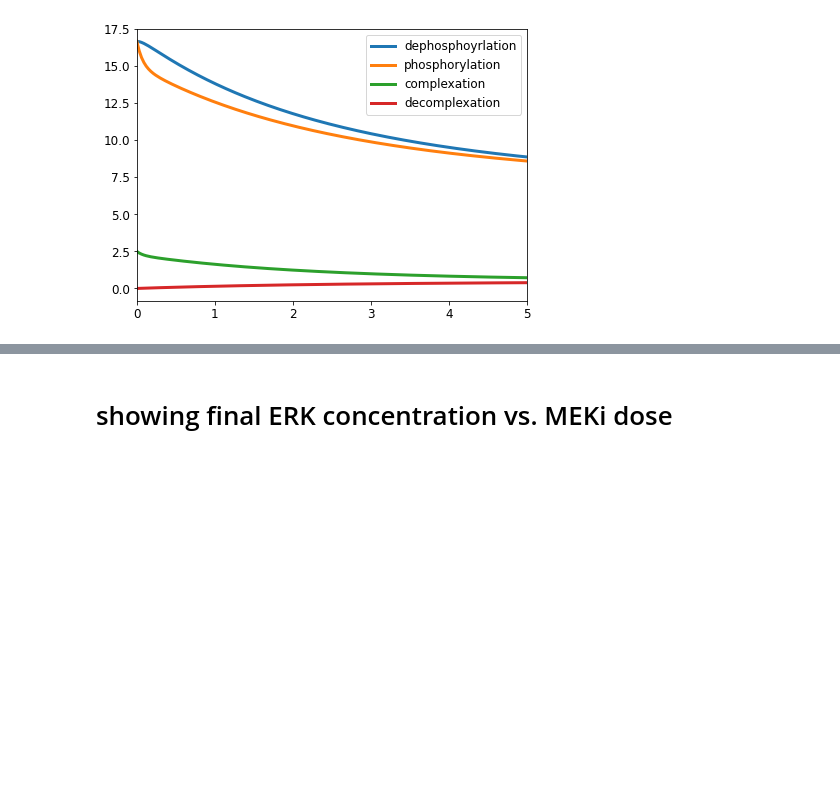
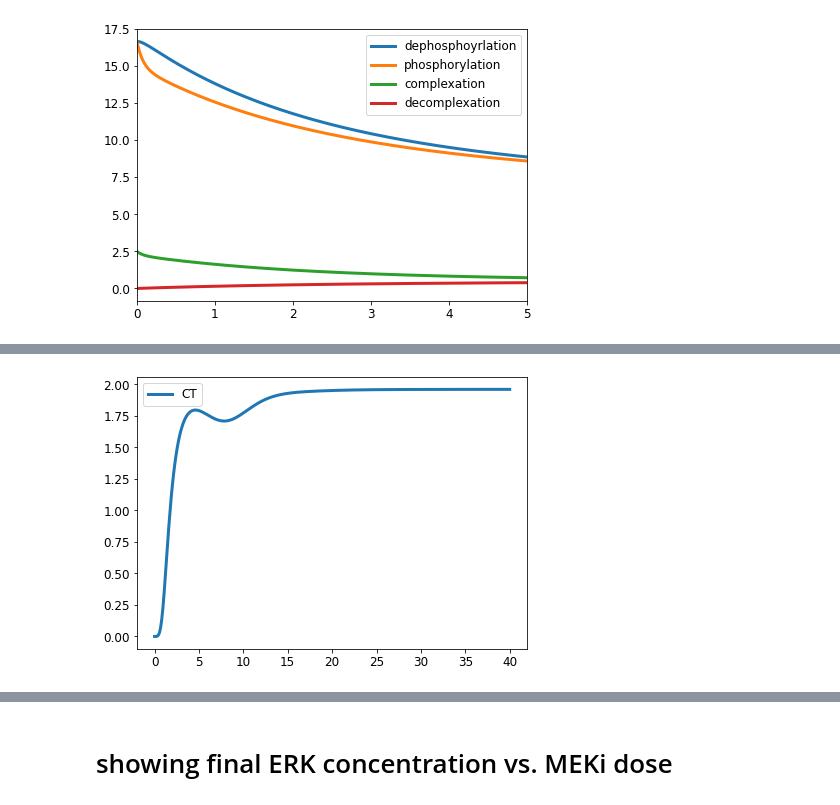
Before and after one commit to Dunni3/erk-ar, a Jupyter notebook: second-attempt.ipynb, the cells around one changed output, grey strips where cells are left out. Drawn from its saved outputs; the diff is of its cells as text; code cells hidden in the pictures; blank space fills up the shorter version.

```diff
--- a/second-attempt.ipynb
+++ b/second-attempt.ipynb
@@ -371,0 +664,99 @@ plt.show()
+# %%
+# set time points
+t_base = np.linspace(0, 40, 300)
+
+# set initial conditions
+y0 = np.zeros(17)
+y0[1] = 10 # unphosphorylated SHP2
+y0[6] = 10 # unphosphorylated MEK
+
+# set parameters
+l = np.ones(3) # non-cascade production
+l[0] = 10 # increase production rate of RTK
+mu = np.ones(3) # non-cascade clearance
+a_hat = np.ones(6)*0.25
+a_hat[3] = 0.75 # alpha_mek -> increase level of phosphorylated MEK at SS
+a_hat[5] = 0.3 # alpha_CT
+# a_hat[1] = 0.1 # alpha_RAS
+# a_hat[2] = 0.1 # alpha_RAF
+# a_hat[4] = 0.6 # alpha_erk
+beta = np.ones(6)*2
+beta[2] = 0.5 # beta raf
+beta[5] = 1 # beta_CT
+beta[4] = 0.1 # beta erk
+ct = np.ones(3)*10
+ct[0] = 30 # total concentration of RAS
+# ct[1] = 30 # total concentration of RAF
+k = np.ones(3)
+k[0] = 5 # make RTK more sensitive to SPRY
+k[2] = 3
+k[1] = 6 # increase K for RAF
+gamma = np.ones(2)*0.85 # complexation rate
+gamma[0] = 2
+epsilon = gamma*0.5 # decomplexation rate
+epsilon[0] = 0.001
+eta = gamma*0.0 # inhibitor clearance rate
+sys_args = (l, mu, a_hat, beta, ct, k, gamma, epsilon, eta,)
+
+# integrate system
+y_base = odeint(vitro_ct_system, t=t_base, y0=y0, args=sys_args)
+
+# getting steady-state values of base system
+base_ss_levels = y_base[-1, :]
+
+# set new initial conditions
+y0 = base_ss_levels
+y0[12] = 30 # initial Is concentration
+y0[13] = 30 # initial Im concentration
+t = np.linspace(0, 40, 1000)
+y = odeint(vitro_ct_system, t=t, y0=y0, args=sys_args)
+
+
+# plot base system results
+print('***** base system ******')
+plot_components(t_base, y_base, "CT")
+plt.show()
+
+plot_components(t_base, y_base, "MEK,MEKp,MEKi")
+plt.show()
+
+# plot things
+plot_cascade(t_base, y_base)
+# plt.xlim((0, 30))
+plt.show()
+plot_rtk_feedback(t_base, y_base)
+plt.show()
+
+
+# plot mek inhibitor system results
+print('****** MEK inhibitor *********')
+plot_components(t, y, "CT,D1,D2")
+plt.show()
+
+# plot inhibitor concentration
+plot_components(t, y, "Im,Is")
+plt.title('Inhibitor Concentration')
+plt.legend()
+plt.show()
+
+
+# plot MEK concentrations
+plot_components(t, y, "MEK,MEKp,MEKi")
+plt.title("MEK levels")
+plt.show()
+
+plot_components(t, y, "SPRY,DUSP")
+plt.title('SPRY and DUSP')
+plt.show()
+
+# plot things
+plot_cascade(t, y)
+plt.title('Cascade')
+plt.show()
+# plt.xlim((0, 30))
+# plt.show()
+plot_components(t, y, "ERK")
+plt.title('ERK Response')
+plt.ylim((0, 6))
+plt.show()
+# %% [output]
@@ -371,0 +764 @@ plt.show()
+[figure, added]
```
Also changed, not shown: parts of 17 cells of this notebook.
